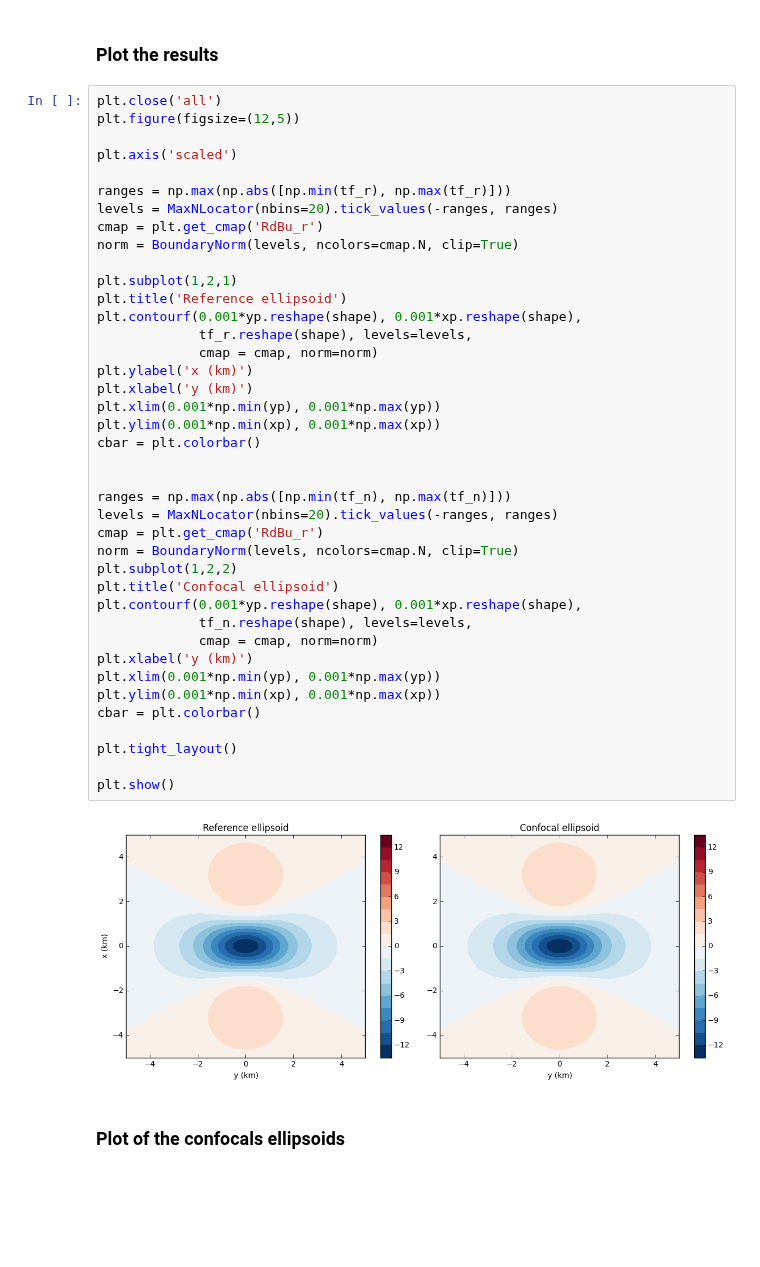
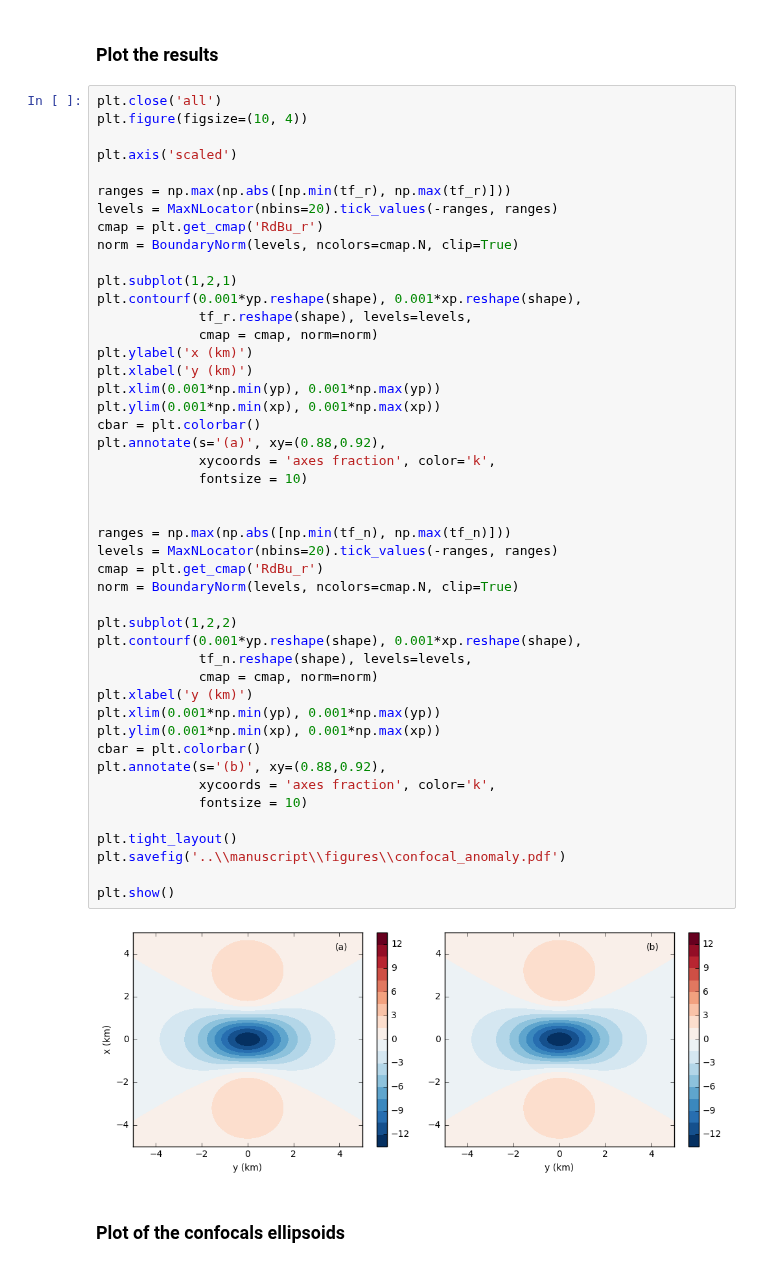
Before and after one commit to pinga-lab/magnetic-ellipsoid, a Jupyter notebook: code/confocal_triaxial_ellipsoids.ipynb, the cells around one changed output. Saved outputs shown, nothing was run; the diff lists cells and outputs as text; blank space fills up the shorter version.

Commit message:
confocal notebook, figure confocal_anomaly

```diff
--- a/code/confocal_triaxial_ellipsoids.ipynb
+++ b/code/confocal_triaxial_ellipsoids.ipynb
@@ -145,7 +145,7 @@ True
 ### Plot the results
 # %%
 plt.close('all')
-plt.figure(figsize=(12,5))
+plt.figure(figsize=(10, 4))
 
 plt.axis('scaled')
 
@@ -155,36 +155,42 @@ cmap = plt.get_cmap('RdBu_r')
 norm = BoundaryNorm(levels, ncolors=cmap.N, clip=True)
 
 plt.subplot(1,2,1)
-plt.title('Reference ellipsoid')
 plt.contourf(0.001*yp.reshape(shape), 0.001*xp.reshape(shape),
              tf_r.reshape(shape), levels=levels,
              cmap = cmap, norm=norm)
 plt.ylabel('x (km)')
 plt.xlabel('y (km)')
 plt.xlim(0.001*np.min(yp), 0.001*np.max(yp))
 plt.ylim(0.001*np.min(xp), 0.001*np.max(xp))
 cbar = plt.colorbar()
+plt.annotate(s='(a)', xy=(0.88,0.92),
+             xycoords = 'axes fraction', color='k',
+             fontsize = 10)
 
 
 ranges = np.max(np.abs([np.min(tf_n), np.max(tf_n)]))
 levels = MaxNLocator(nbins=20).tick_values(-ranges, ranges)
 cmap = plt.get_cmap('RdBu_r')
 norm = BoundaryNorm(levels, ncolors=cmap.N, clip=True)
+
 plt.subplot(1,2,2)
-plt.title('Confocal ellipsoid')
 plt.contourf(0.001*yp.reshape(shape), 0.001*xp.reshape(shape),
              tf_n.reshape(shape), levels=levels,
              cmap = cmap, norm=norm)
 plt.xlabel('y (km)')
 plt.xlim(0.001*np.min(yp), 0.001*np.max(yp))
 plt.ylim(0.001*np.min(xp), 0.001*np.max(xp))
 cbar = plt.colorbar()
+plt.annotate(s='(b)', xy=(0.88,0.92),
+             xycoords = 'axes fraction', color='k',
+             fontsize = 10)
 
 plt.tight_layout()
+plt.savefig('..\\manuscript\\figures\\confocal_anomaly.pdf')
 
 plt.show()
 # %% [output]
-[figure, old version]
+[figure, new version]
 # %% [markdown]
 ### Plot of the confocals ellipsoids
 # %%
```
Also changed, not shown: parts of 1 cell of this notebook, 1 other file.
